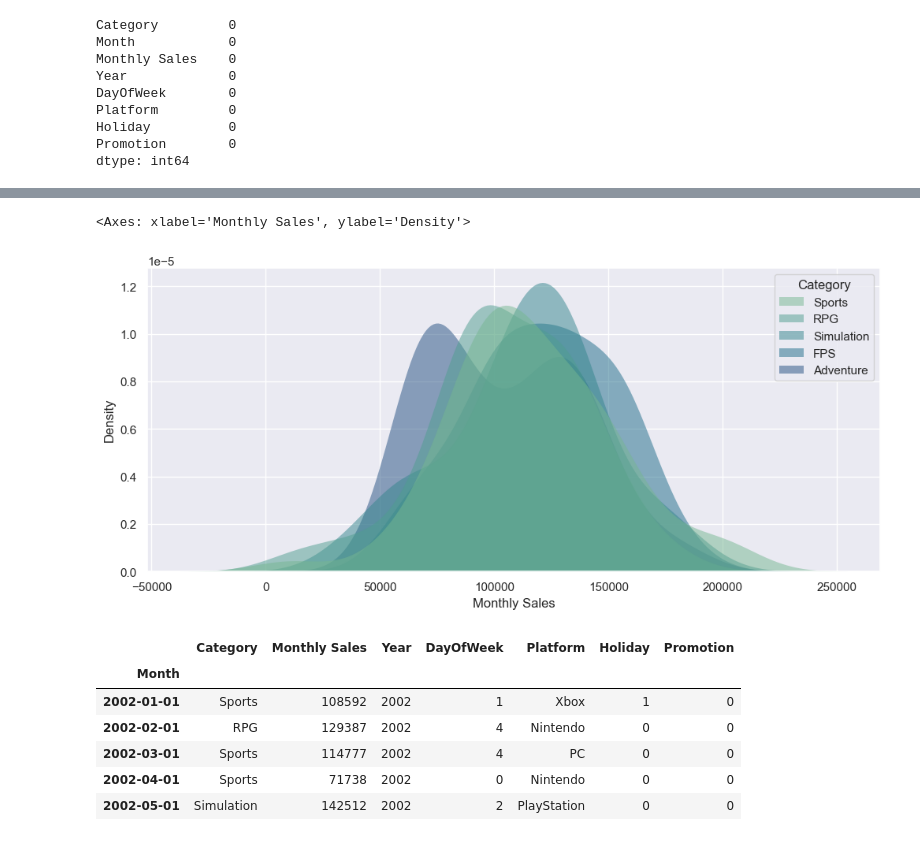
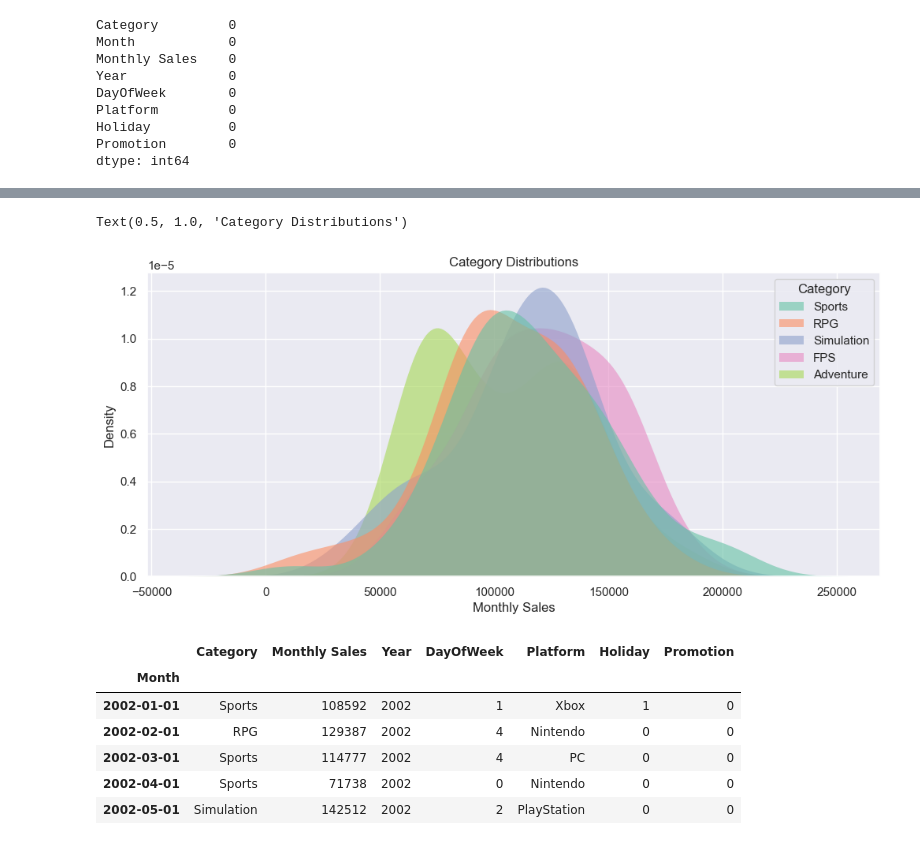
Before and after one commit to Opeojo/video-game-sales-forecast, a Jupyter notebook: sales-forecasting.ipynb, the cells around one changed output, grey strips where cells are left out. Cells and saved outputs as stored; diff of their text form; code cells hidden in the pictures.

```diff
--- a/sales-forecasting.ipynb
+++ b/sales-forecasting.ipynb
@@ -6,7 +6,10 @@ import pandas as pd
 import numpy as np
 from scipy import stats
 
+from datetime import datetime
+
 import matplotlib.pyplot as plt
+plt.style.use('ggplot')
 import seaborn as sns
 sns.set_theme(style="darkgrid", rc={"figure.figsize":(12, 5)})
 
@@ -66,8 +91,10 @@ sns.kdeplot(sales_data, x='Month', y='Monthly Sales',  hue='Platform', fill=True
 # %%
+# Distribution of the ccategories
 sns.kdeplot(sales_data, x='Monthly Sales', hue='Category',
-   fill=True, common_norm=False, palette="crest",
-   alpha=.5, linewidth=0,)
+   fill=True, common_norm=False, palette="Set2",
+   alpha=.6, linewidth=0,)
+plt.title('Category Distributions')
 # %% [output]
-<Axes: xlabel='Monthly Sales', ylabel='Density'>
+Text(0.5, 1.0, 'Category Distributions')
-[figure, old version]
+[figure, new version]
 # %%
```
Also changed, not shown: parts of 105 cells of this notebook, 1 other file.
